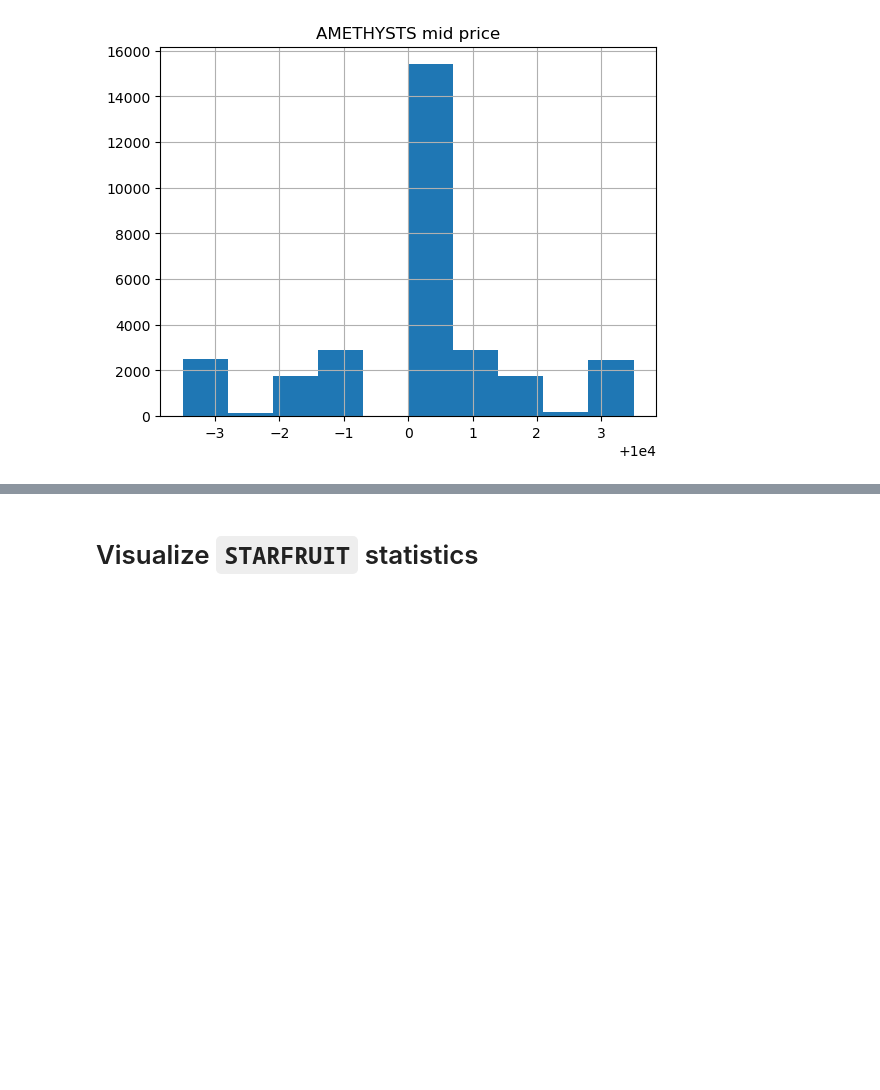
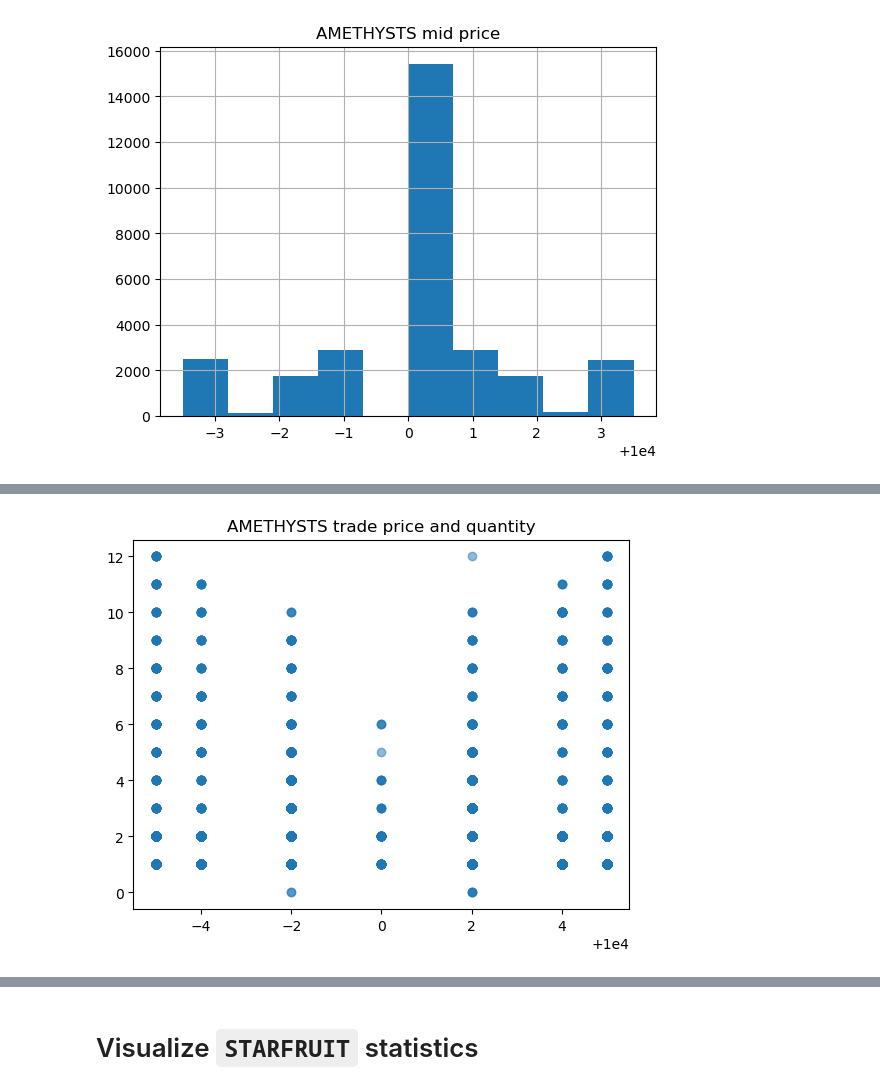
Before and after one commit to Meilism/IMC-Prosperity-Trading-Challenge, a Jupyter notebook: JM/data_analysis.ipynb, the cells around one changed output, grey strips where cells are left out. Cells and saved outputs as stored; diff of their text form; code cells hidden in the pictures; blank space fills up the shorter version.

```diff
--- a/JM/data_analysis.ipynb
+++ b/JM/data_analysis.ipynb
@@ -254,0 +268,6 @@ plt.show()
+# %%
+plt.scatter(trade_AMET.price, trade_AMET.quantity, alpha=0.5)
+plt.title('AMETHYSTS trade price and quantity')
+plt.show()
+# %% [output]
+[figure, added]
```
Also changed, not shown: parts of 9 cells of this notebook, 13 other files.
